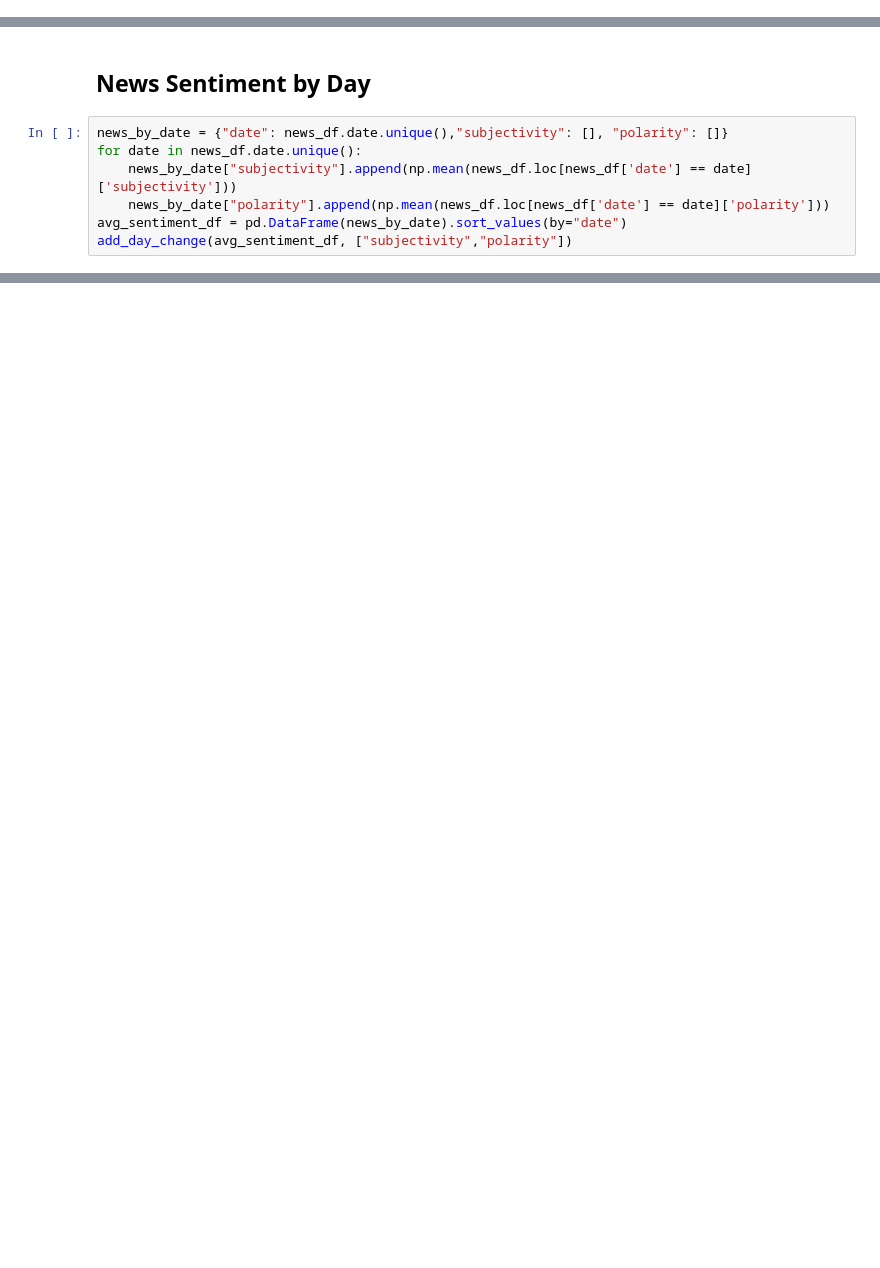
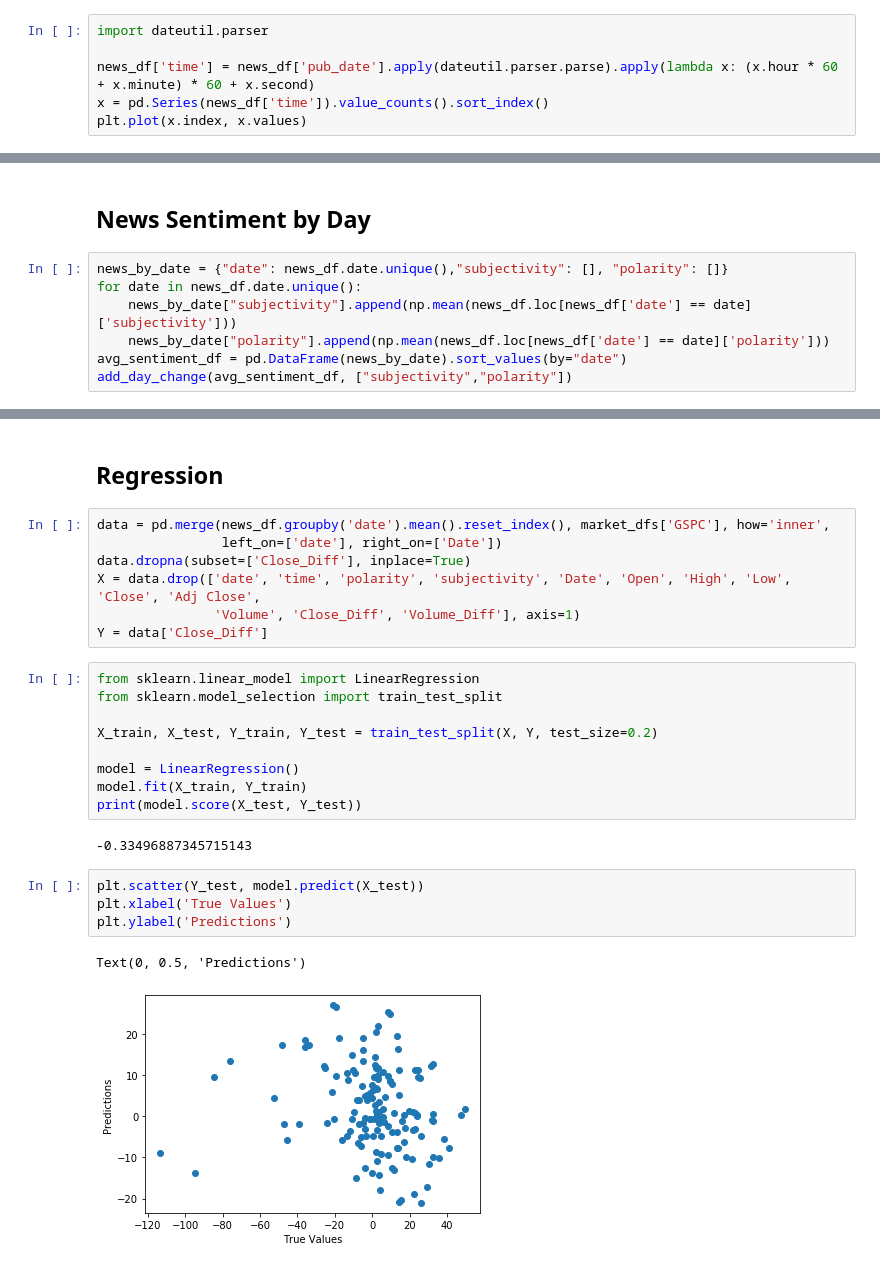
Before and after one commit to AbbyB/orie4741, a Jupyter notebook: data_exploration.ipynb, the cells around one changed output, grey strips where cells are left out. Saved outputs shown, nothing was run; the diff lists cells and outputs as text; blank space fills up the shorter version.

Commit message:
adding basic models

```diff
--- a/data_exploration.ipynb
+++ b/data_exploration.ipynb
@@ -196,3 +198,9 @@ del news_df['keywords']
+# %%
+import dateutil.parser
+
+news_df['time'] = news_df['pub_date'].apply(dateutil.parser.parse).apply(lambda x: (x.hour * 60 + x.minute) * 60 + x.second)
+x = pd.Series(news_df['time']).value_counts().sort_index()
+plt.plot(x.index, x.values)
 # %% [markdown]
 ### Sentiment Analysis
 # %%
@@ -254,0 +287,27 @@ plt.show()
+# %% [markdown]
+## Regression
+# %%
+data = pd.merge(news_df.groupby('date').mean().reset_index(), market_dfs['GSPC'], how='inner',
+                left_on=['date'], right_on=['Date'])
+data.dropna(subset=['Close_Diff'], inplace=True)
+X = data.drop(['date', 'time', 'polarity', 'subjectivity', 'Date', 'Open', 'High', 'Low', 'Close', 'Adj Close',
+               'Volume', 'Close_Diff', 'Volume_Diff'], axis=1)
+Y = data['Close_Diff']
+# %%
+from sklearn.linear_model import LinearRegression
+from sklearn.model_selection import train_test_split
+
+X_train, X_test, Y_train, Y_test = train_test_split(X, Y, test_size=0.2)
+
+model = LinearRegression()
+model.fit(X_train, Y_train)
+print(model.score(X_test, Y_test))
+# %% [output]
+-0.33496887345715143
+# %%
+plt.scatter(Y_test, model.predict(X_test))
+plt.xlabel('True Values')
+plt.ylabel('Predictions')
+# %% [output]
+Text(0, 0.5, 'Predictions')
+[figure, added]
```
Also changed, not shown: parts of 10 cells of this notebook.
